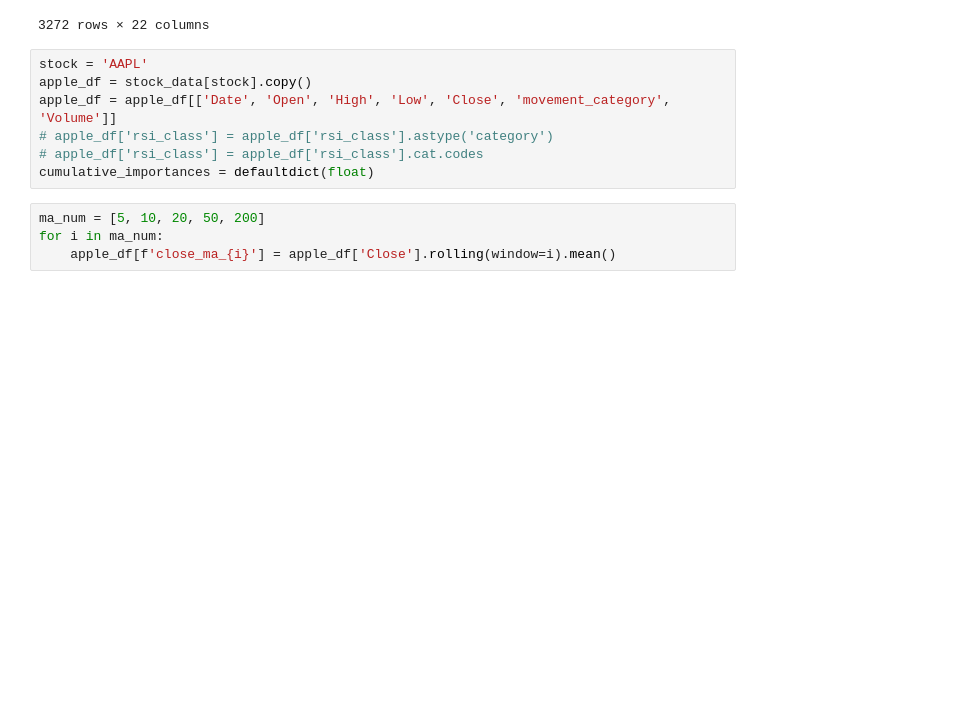
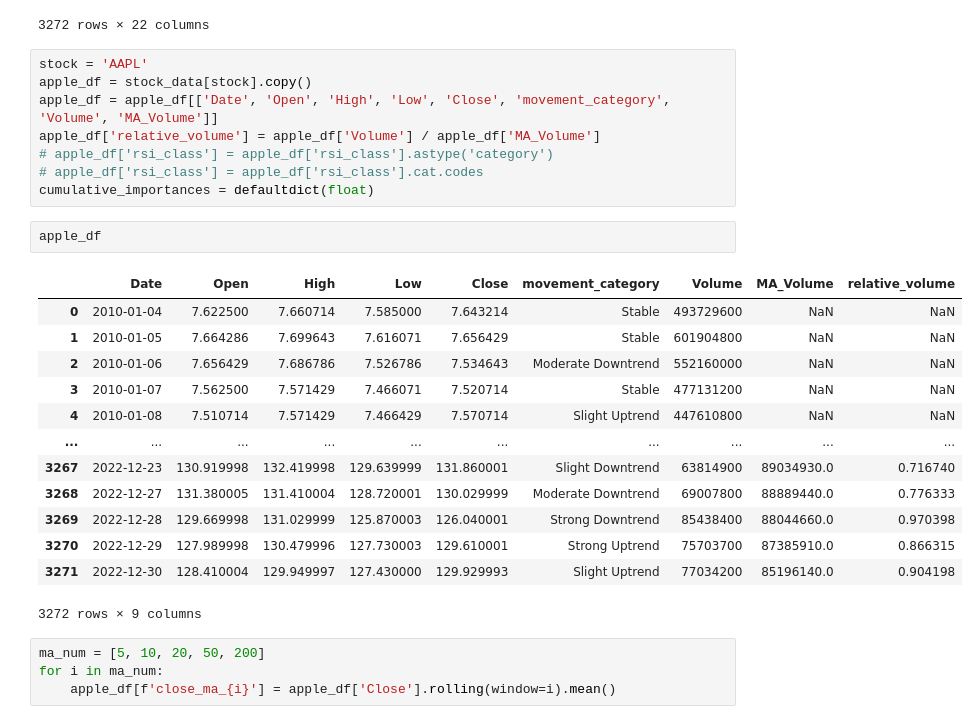
Before and after one commit to howie-zeng/Analyzing-Retail-Sentiment-and-Detecting-Trading-Signals, a Jupyter notebook: Stock_Analysis_Prediction/Stock/time_series_model.ipynb, the cells around one changed output. Saved outputs shown, nothing was run; the diff lists cells and outputs as text; blank space fills up the shorter version.

```diff
--- a/Stock_Analysis_Prediction/Stock/time_series_model.ipynb
+++ b/Stock_Analysis_Prediction/Stock/time_series_model.ipynb
@@ -231,10 +229,27 @@ stock_data[stock].copy()
 # %%
 stock = 'AAPL'
 apple_df = stock_data[stock].copy()
-apple_df = apple_df[['Date', 'Open', 'High', 'Low', 'Close', 'movement_category', 'Volume']]
+apple_df = apple_df[['Date', 'Open', 'High', 'Low', 'Close', 'movement_category', 'Volume', 'MA_Volume']]
+apple_df['relative_volume'] = apple_df['Volume'] / apple_df['MA_Volume']
 # apple_df['rsi_class'] = apple_df['rsi_class'].astype('category')
 # apple_df['rsi_class'] = apple_df['rsi_class'].cat.codes
 cumulative_importances = defaultdict(float)
+# %%
+apple_df
+# %% [output]
+|  | Date | Open | High | Low | Close | movement_category | Volume | MA_Volume | relative_volume |
+| 0 | 2010-01-04 | 7.622500 | 7.660714 | 7.585000 | 7.643214 | Stable | 493729600 | NaN | NaN |
+| 1 | 2010-01-05 | 7.664286 | 7.699643 | 7.616071 | 7.656429 | Stable | 601904800 | NaN | NaN |
+| 2 | 2010-01-06 | 7.656429 | 7.686786 | 7.526786 | 7.534643 | Moderate Downtrend | 552160000 | NaN | NaN |
+| 3 | 2010-01-07 | 7.562500 | 7.571429 | 7.466071 | 7.520714 | Stable | 477131200 | NaN | NaN |
+| 4 | 2010-01-08 | 7.510714 | 7.571429 | 7.466429 | 7.570714 | Slight Uptrend | 447610800 | NaN | NaN |
+| ... | ... | ... | ... | ... | ... | ... | ... | ... | ... |
+| 3267 | 2022-12-23 | 130.919998 | 132.419998 | 129.639999 | 131.860001 | Slight Downtrend | 63814900 | 89034930.0 | 0.716740 |
+| 3268 | 2022-12-27 | 131.380005 | 131.410004 | 128.720001 | 130.029999 | Moderate Downtrend | 69007800 | 88889440.0 | 0.776333 |
+| 3269 | 2022-12-28 | 129.669998 | 131.029999 | 125.870003 | 126.040001 | Strong Downtrend | 85438400 | 88044660.0 | 0.970398 |
+| 3270 | 2022-12-29 | 127.989998 | 130.479996 | 127.730003 | 129.610001 | Strong Uptrend | 75703700 | 87385910.0 | 0.866315 |
+| 3271 | 2022-12-30 | 128.410004 | 129.949997 | 127.430000 | 129.929993 | Slight Uptrend | 77034200 | 85196140.0 | 0.904198 |
+3272 rows × 9 columns
 # %%
 ma_num = [5, 10, 20, 50, 200]
 for i in ma_num:
```
Also changed, not shown: parts of 5 cells of this notebook.
